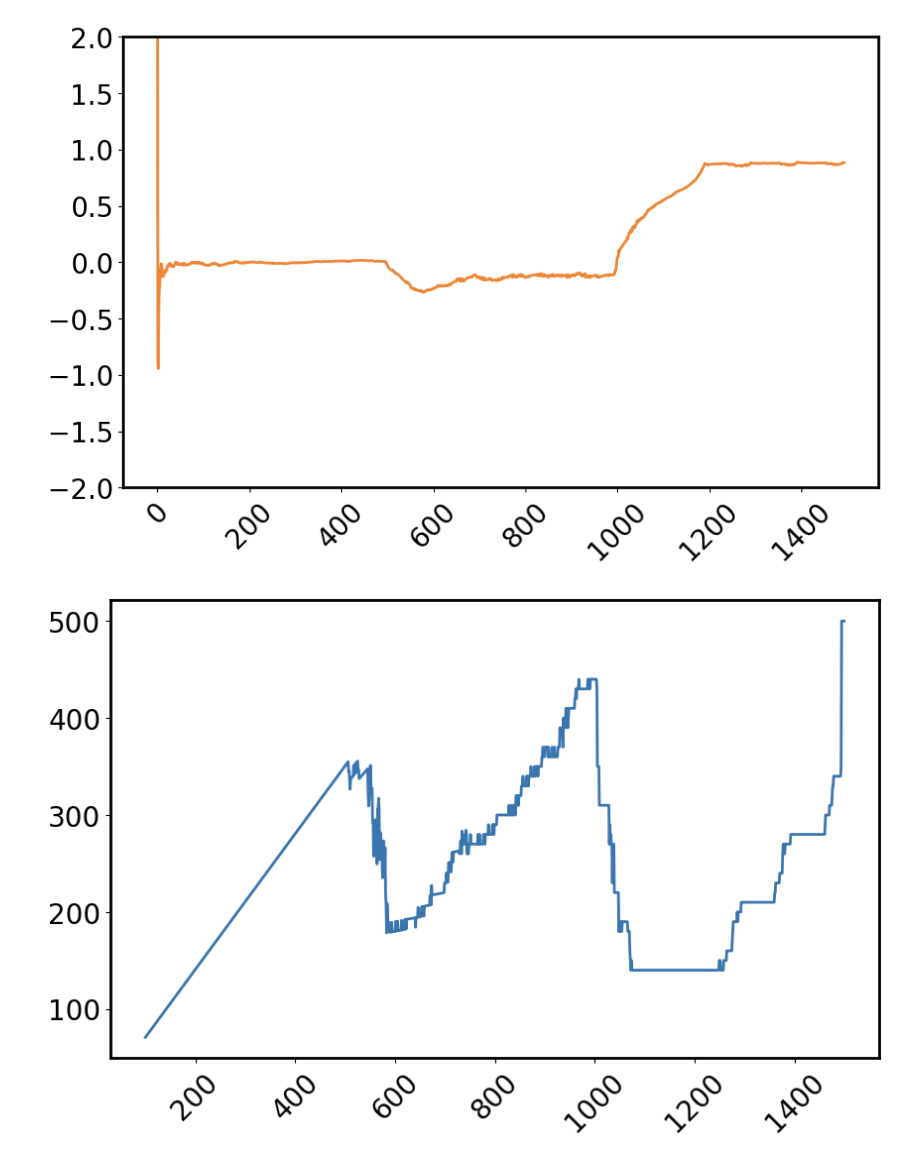
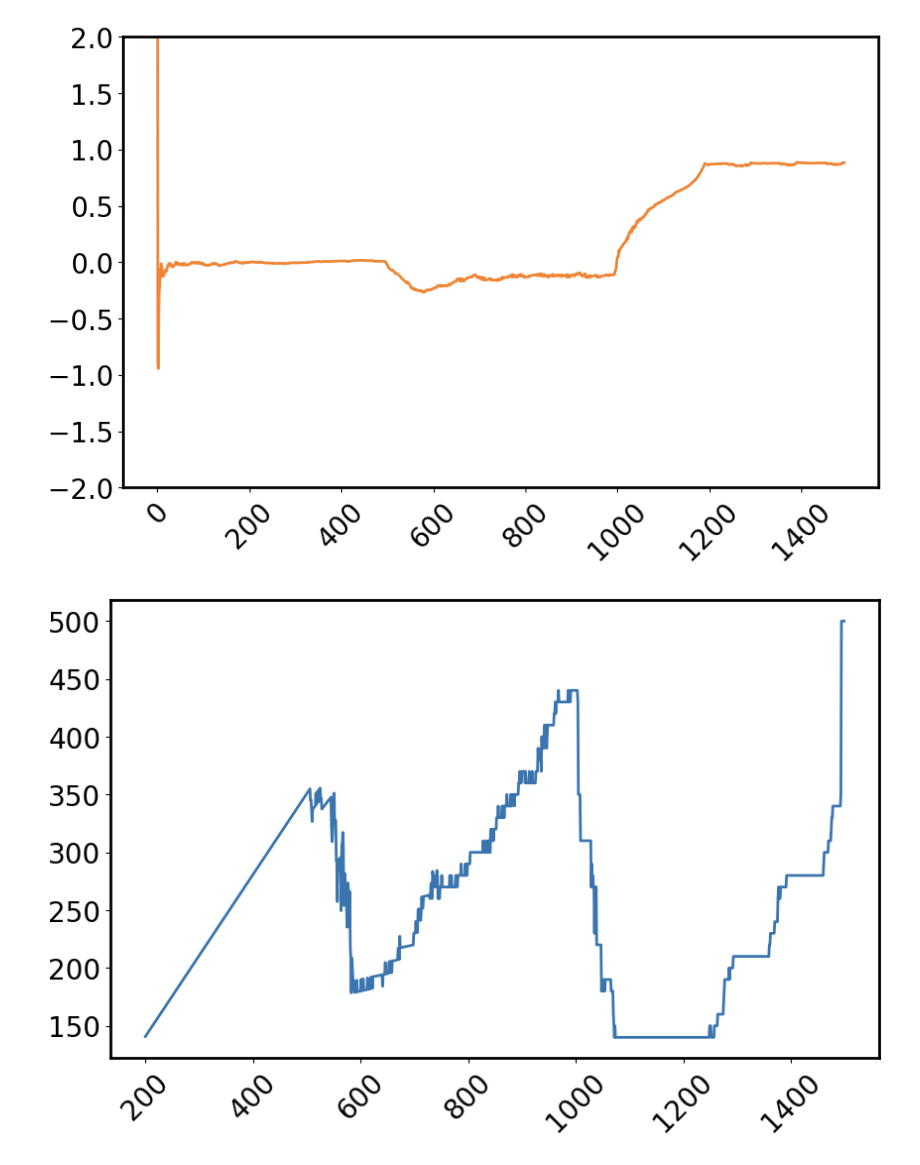
Before and after one commit to QuantLet/LPA_AR, a Jupyter notebook: LPA_AR.ipynb, the cells around one changed output. Cells and saved outputs as stored; diff of their text form; code cells hidden in the pictures.

Commit message:
feat: start window at 200

```diff
--- a/LPA_AR.ipynb
+++ b/LPA_AR.ipynb
@@ -448,21 +448,23 @@ for beta in range(3):
 # %%
 # Fetching windows data from dataframe
 A= df.iloc[:,-repeat_sim:]
 
 #Getting CIs
 CI = norm_CI(A)
 mu = CI[0]
 lower = CI[1]
 upper = CI[2]
 #CI plot
-plt.plot(dates, np.concatenate((np.repeat(np.nan, n_0), mu[n_0:])), color='#3B75AF')
+plt.plot(dates, np.concatenate((np.repeat(np.nan, 200), mu[200:])), color='#3B75AF')
 # plt.plot(dates,upper, color='b', linestyle = '--', alpha=.30)
 # plt.plot(dates,lower, color='b', linestyle = '--', alpha=.30)
 plt.tick_params(axis="x", labelsize=20, labelrotation = 45)
 plt.tick_params(axis="y", labelsize=20)
 plt.savefig(f"Arithmetic/{n_0}/window_size.png", transparent = True,  bbox_inches="tight")
+
+mu.to_csv(f"Arithmetic/{n_0}/window_size.csv", header=['window'])
 # %% [output]
-[figure, old version]
+[figure, new version]
 # %%
 #Making a new column of MLEs in data
 col = df.loc[: , "MLEs_B_11":"MLEs_B_19"]
```
Also changed, not shown: 2 other files.
